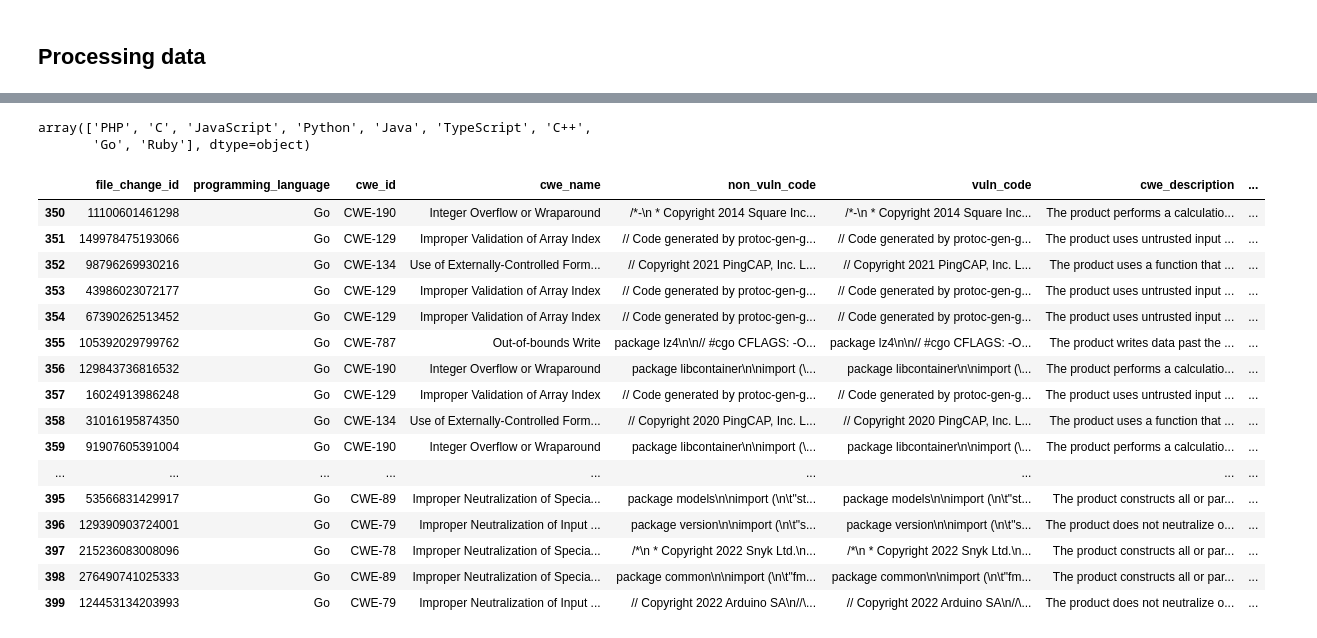
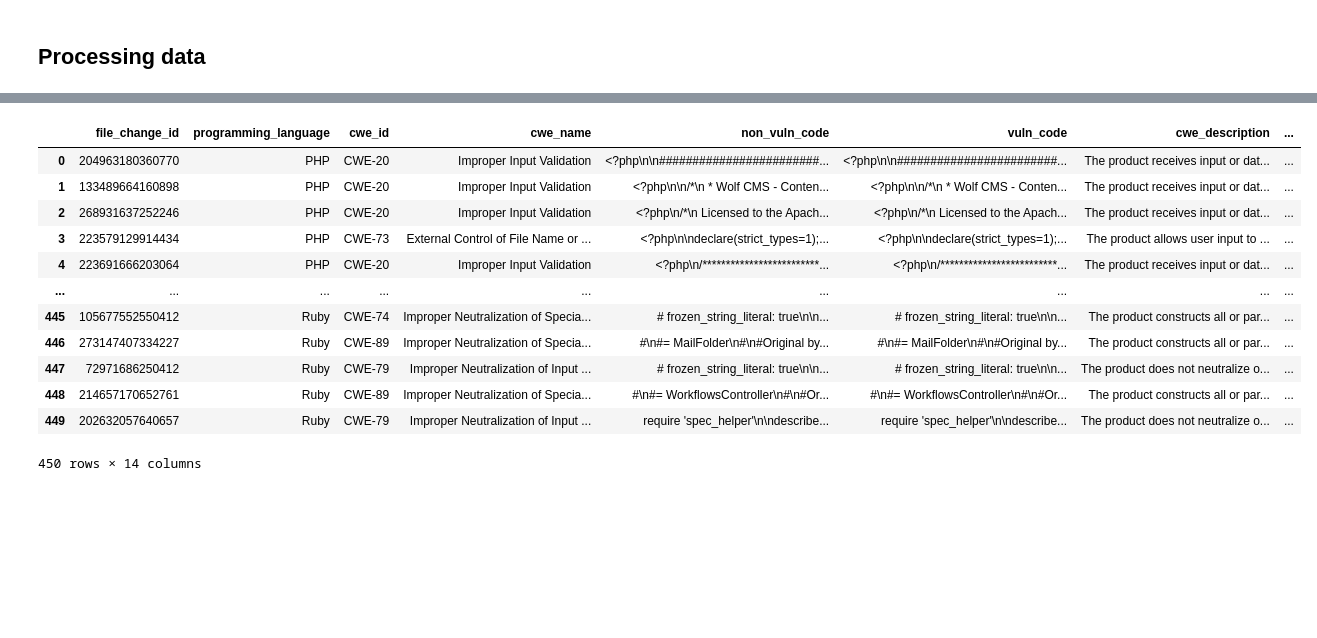
Before and after one commit to kei5uke/llm-code-vuln, a Jupyter notebook: notebook.ipynb, the cells around one changed output, grey strips where cells are left out. Saved outputs shown, nothing was run; the diff lists cells and outputs as text; code cells hidden in the pictures; blank space fills up the shorter version.

```diff
--- a/notebook.ipynb
+++ b/notebook.ipynb
@@ -606,3 +395,3 @@ df
 # %%
-with open(f"./dataset/test_pickles/test_vuln.pkl", "rb") as f:
-      vuln = pickle.load(f)
+with open('./dataset/test_pickles/test_vuln.pkl', 'rb') as file:
+    tmp = pickle.load(file)
@@ -620,25 +398,16 @@ array(['CWE-20', 'CWE-73', 'CWE-640', 'CWE-287', 'CWE-306', 'CWE-521',
-# %%
-vuln['programming_language'].unique()
-# %% [output]
-array(['PHP', 'C', 'JavaScript', 'Python', 'Java', 'TypeScript', 'C++',
-       'Go', 'Ruby'], dtype=object)
-# %%
-vuln[vuln['programming_language']=='Go']
-# %% [output]
-|  | file_change_id | programming_language | cwe_id | cwe_name | non_vuln_code | vuln_code | cwe_description | ... |
-| 350 | 11100601461298 | Go | CWE-190 | Integer Overflow or Wraparound | /*-\n * Copyright 2014 Square Inc... | /*-\n * Copyright 2014 Square Inc... | The product performs a calculatio... | ... |
-| 351 | 149978475193066 | Go | CWE-129 | Improper Validation of Array Index | // Code generated by protoc-gen-g... | // Code generated by protoc-gen-g... | The product uses untrusted input ... | ... |
-| 352 | 98796269930216 | Go | CWE-134 | Use of Externally-Controlled Form... | // Copyright 2021 PingCAP, Inc. L... | // Copyright 2021 PingCAP, Inc. L... | The product uses a function that ... | ... |
-| 353 | 43986023072177 | Go | CWE-129 | Improper Validation of Array Index | // Code generated by protoc-gen-g... | // Code generated by protoc-gen-g... | The product uses untrusted input ... | ... |
-| 354 | 67390262513452 | Go | CWE-129 | Improper Validation of Array Index | // Code generated by protoc-gen-g... | // Code generated by protoc-gen-g... | The product uses untrusted input ... | ... |
-| 355 | 105392029799762 | Go | CWE-787 | Out-of-bounds Write | package lz4\n\n// #cgo CFLAGS: -O... | package lz4\n\n// #cgo CFLAGS: -O... | The product writes data past the ... | ... |
-| 356 | 129843736816532 | Go | CWE-190 | Integer Overflow or Wraparound | package libcontainer\n\nimport (\... | package libcontainer\n\nimport (\... | The product performs a calculatio... | ... |
-| 357 | 16024913986248 | Go | CWE-129 | Improper Validation of Array Index | // Code generated by protoc-gen-g... | // Code generated by protoc-gen-g... | The product uses untrusted input ... | ... |
-| 358 | 31016195874350 | Go | CWE-134 | Use of Externally-Controlled Form... | // Copyright 2020 PingCAP, Inc. L... | // Copyright 2020 PingCAP, Inc. L... | The product uses a function that ... | ... |
-| 359 | 91907605391004 | Go | CWE-190 | Integer Overflow or Wraparound | package libcontainer\n\nimport (\... | package libcontainer\n\nimport (\... | The product performs a calculatio... | ... |
-| ... | ... | ... | ... | ... | ... | ... | ... | ... |
-| 395 | 53566831429917 | Go | CWE-89 | Improper Neutralization of Specia... | package models\n\nimport (\n\t"st... | package models\n\nimport (\n\t"st... | The product constructs all or par... | ... |
-| 396 | 129390903724001 | Go | CWE-79 | Improper Neutralization of Input ... | package version\n\nimport (\n\t"s... | package version\n\nimport (\n\t"s... | The product does not neutralize o... | ... |
-| 397 | 215236083008096 | Go | CWE-78 | Improper Neutralization of Specia... | /*\n * Copyright 2022 Snyk Ltd.\n... | /*\n * Copyright 2022 Snyk Ltd.\n... | The product constructs all or par... | ... |
-| 398 | 276490741025333 | Go | CWE-89 | Improper Neutralization of Specia... | package common\n\nimport (\n\t"fm... | package common\n\nimport (\n\t"fm... | The product constructs all or par... | ... |
-| 399 | 124453134203993 | Go | CWE-79 | Improper Neutralization of Input ... | // Copyright 2022 Arduino SA\n//\... | // Copyright 2022 Arduino SA\n//\... | The product does not neutralize o... | ... |
+# %%
+tmp
+# %% [output]
+|  | file_change_id | programming_language | cwe_id | cwe_name | non_vuln_code | vuln_code | cwe_description | ... |
+| 0 | 204963180360770 | PHP | CWE-20 | Improper Input Validation | <?php\n\n########################... | <?php\n\n########################... | The product receives input or dat... | ... |
+| 1 | 133489664160898 | PHP | CWE-20 | Improper Input Validation | <?php\n\n/*\n * Wolf CMS - Conten... | <?php\n\n/*\n * Wolf CMS - Conten... | The product receives input or dat... | ... |
+| 2 | 268931637252246 | PHP | CWE-20 | Improper Input Validation | <?php\n/*\n Licensed to the Apach... | <?php\n/*\n Licensed to the Apach... | The product receives input or dat... | ... |
+| 3 | 223579129914434 | PHP | CWE-73 | External Control of File Name or ... | <?php\n\ndeclare(strict_types=1);... | <?php\n\ndeclare(strict_types=1);... | The product allows user input to ... | ... |
+| 4 | 223691666203064 | PHP | CWE-20 | Improper Input Validation | <?php\n/*************************... | <?php\n/*************************... | The product receives input or dat... | ... |
+| ... | ... | ... | ... | ... | ... | ... | ... | ... |
+| 445 | 105677552550412 | Ruby | CWE-74 | Improper Neutralization of Specia... | # frozen_string_literal: true\n\n... | # frozen_string_literal: true\n\n... | The product constructs all or par... | ... |
+| 446 | 273147407334227 | Ruby | CWE-89 | Improper Neutralization of Specia... | #\n#= MailFolder\n#\n#Original by... | #\n#= MailFolder\n#\n#Original by... | The product constructs all or par... | ... |
+| 447 | 72971686250412 | Ruby | CWE-79 | Improper Neutralization of Input ... | # frozen_string_literal: true\n\n... | # frozen_string_literal: true\n\n... | The product does not neutralize o... | ... |
+| 448 | 214657170652761 | Ruby | CWE-89 | Improper Neutralization of Specia... | #\n#= WorkflowsController\n#\n#Or... | #\n#= WorkflowsController\n#\n#Or... | The product constructs all or par... | ... |
+| 449 | 202632057640657 | Ruby | CWE-79 | Improper Neutralization of Input ... | require 'spec_helper'\n\ndescribe... | require 'spec_helper'\n\ndescribe... | The product does not neutralize o... | ... |
+450 rows × 14 columns
```
Also changed, not shown: parts of 26 cells of this notebook, 1 other file.
